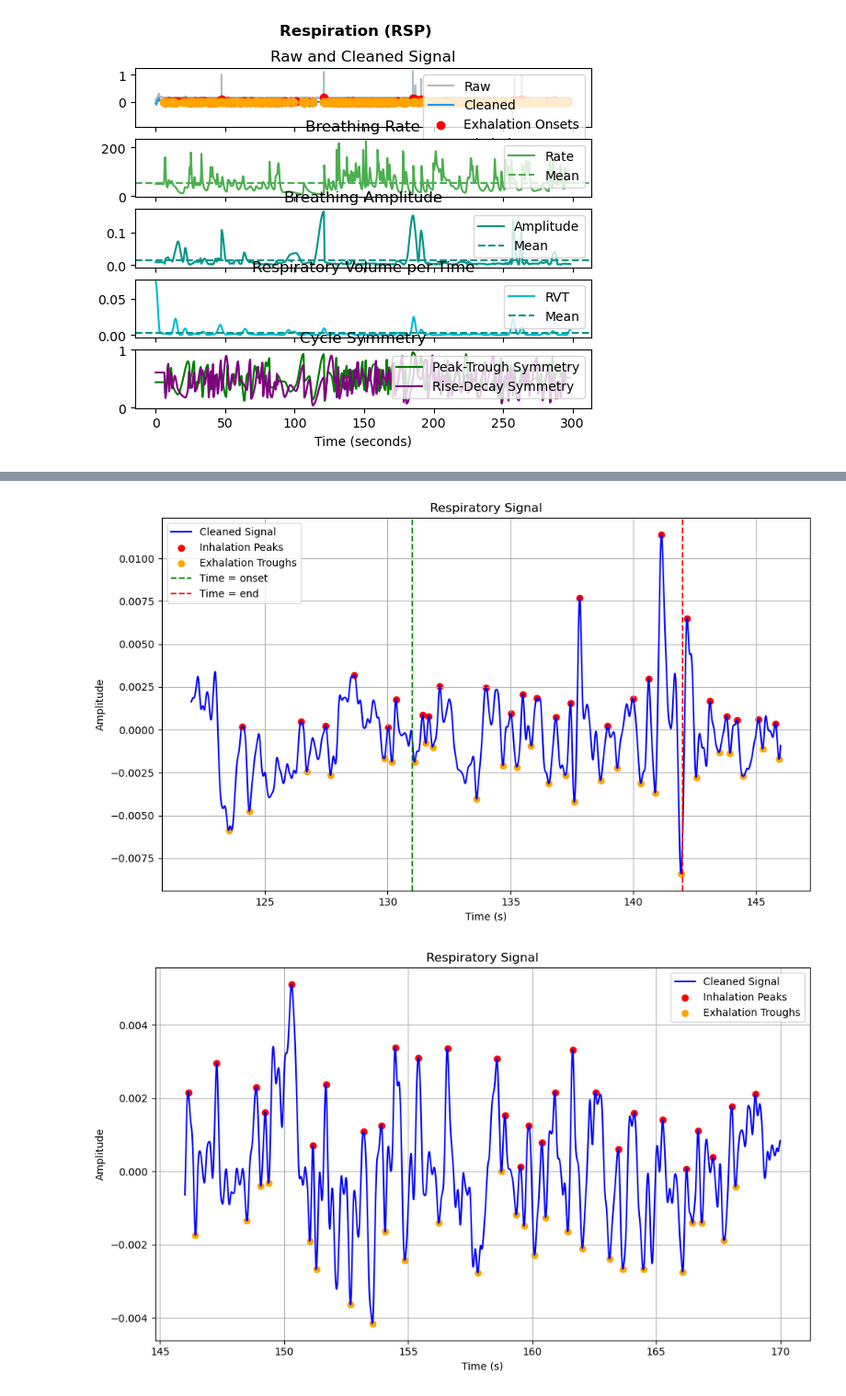
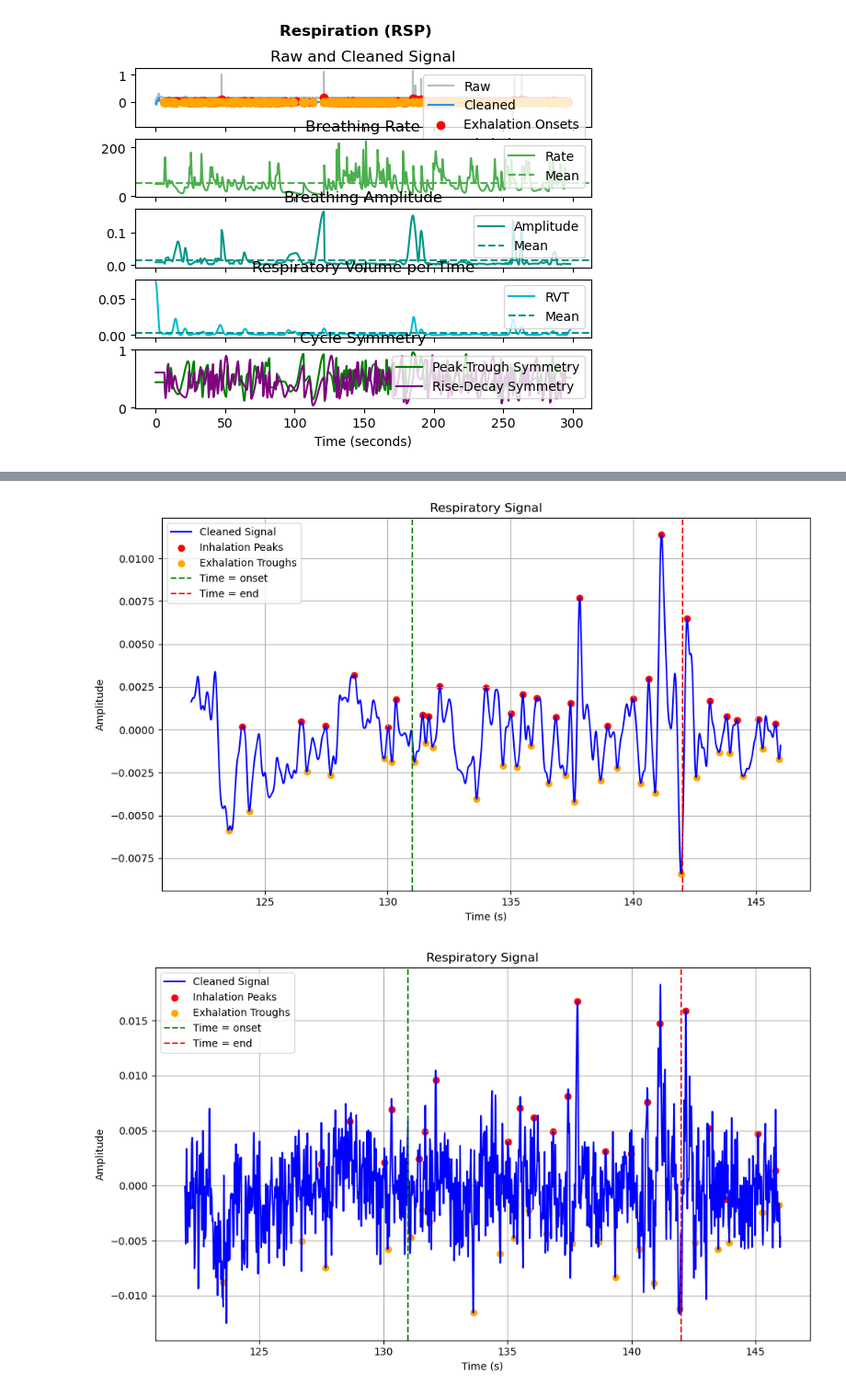
Before and after one commit to padillacoreanolab/respiratory_pilot, a Jupyter notebook: iteration_1.ipynb, the cells around one changed output, grey strips where cells are left out. Shown at 92% size. Saved outputs shown, nothing was run; the diff lists cells and outputs as text; code cells hidden in the pictures.

Commit message:
Compared resp_process cleaning method with our own and made custom peakfinder function

```diff
--- a/iteration_1.ipynb
+++ b/iteration_1.ipynb
@@ -243,2 +246,16 @@ nk.rsp_plot(rsp_signals, info)
 # %% [output]
 [figure]
+# %%
+# Apply the custom filtering logic
+rsp_cleaned = nk.signal_filter(
+    resp_df['Respiration Signal'],
+    lowcut=0.1,   # Low cutoff frequency (Hz)
+    highcut=20,   # High cutoff frequency (Hz)
+    method="khodadad2018",  # Filtering method
+    sampling_rate=fs,
+    order=2  # Filter order
+)
+# %%
+rsp_signals_2, info = nk.rsp_process(resp_df['Respiration Signal'], sampling_rate=fs)
+rsp_signals_2['RSP_Clean'] = rsp_cleaned
+rsp_signals_2.head(5)
@@ -245,9 +273,16 @@ nk.rsp_plot(rsp_signals, info)
 # %%
 # Adding timestamps to processed resp data
-rsp_signals['time'] = resp_df['Time (s)']
+rsp_signals_1['time'] = resp_df['Time (s)']
 
 # Filtering from 2:02 to 2:26
-interaction_signals = rsp_signals[(rsp_signals['time'] >= 122) & (rsp_signals['time'] <= 146)]
+interaction_signals = rsp_signals_1[(rsp_signals_1['time'] >= 122) & (rsp_signals_1['time'] <= 146)]
 interaction_signals.head(5)
+
+# Adding timestamps to processed resp data
+rsp_signals_2['time'] = resp_df['Time (s)']
+
+# Filtering from 2:02 to 2:26
+interaction_signals_2 = rsp_signals_2[(rsp_signals_2['time'] >= 122) & (rsp_signals_2['time'] <= 146)]
+interaction_signals_2.head(5)
 # %% [output]
 |  | RSP_Raw | RSP_Clean | RSP_Amplitude | RSP_Rate | RSP_RVT | RSP_Phase | RSP_Phase_Completion | ... |
@@ -259,27 +303,41 @@ interaction_signals.head(5)
 # %%
 import resp_plotting
-import importlib
 importlib.reload(resp_plotting)
 
 # Columns from time of interaction (Facial Sniffing)
 inter_time = interaction_signals["time"]
 inter_signals = interaction_signals["RSP_Clean"]
 inter_peaks = interaction_signals["RSP_Peaks"]  # Inhalation peaks
 inter_troughs = interaction_signals["RSP_Troughs"]  # Exhalation troughs
 
 
 # Filtering signals from 2:26 to 2:50
-roaming_signals = rsp_signals[(rsp_signals['time'] >= 146) & (rsp_signals['time'] <= 170)]
+roaming_signals = rsp_signals_1[(rsp_signals_1['time'] >= 146) & (rsp_signals_1['time'] <= 170)]
+
+#----------------------------------------------------------------
+# Columns from time of interaction (Facial Sniffing)
+inter_time_2 = interaction_signals_2["time"]
+inter_signals_2 = interaction_signals_2["RSP_Clean"]
+inter_peaks_2 = interaction_signals_2["RSP_Peaks"]  # Inhalation peaks
+inter_troughs_2 = interaction_signals_2["RSP_Troughs"]  # Exhalation troughs
+
+
+# Filtering signals from 2:26 to 2:50
+roaming_signals_2 = rsp_signals_2[(rsp_signals_2['time'] >= 146) & (rsp_signals_2['time'] <= 170)]
+
+#--------------------------------------------------------------------
 
 # Columns from time of roaming
 roam_time = roaming_signals["time"]
 roam_signals = roaming_signals["RSP_Clean"]
 roam_peaks = roaming_signals["RSP_Peaks"]  # Inhalation peaks
 roam_troughs = roaming_signals["RSP_Troughs"]  # Exhalation troughs
 
 resp_plotting.resp_plot(inter_signals, inter_time, inter_peaks, inter_troughs, onset=131, end=142)
 
+resp_plotting.resp_plot(inter_signals_2, inter_time_2, inter_peaks_2, inter_troughs_2, onset=131, end=142)
+
 resp_plotting.resp_plot(roam_signals, roam_time, roam_peaks, roam_troughs)
 # %% [output]
 [figure]
-[figure, old version]
+[figure, new version]
```
Also changed, not shown: parts of 9 cells of this notebook, 1 other file.
